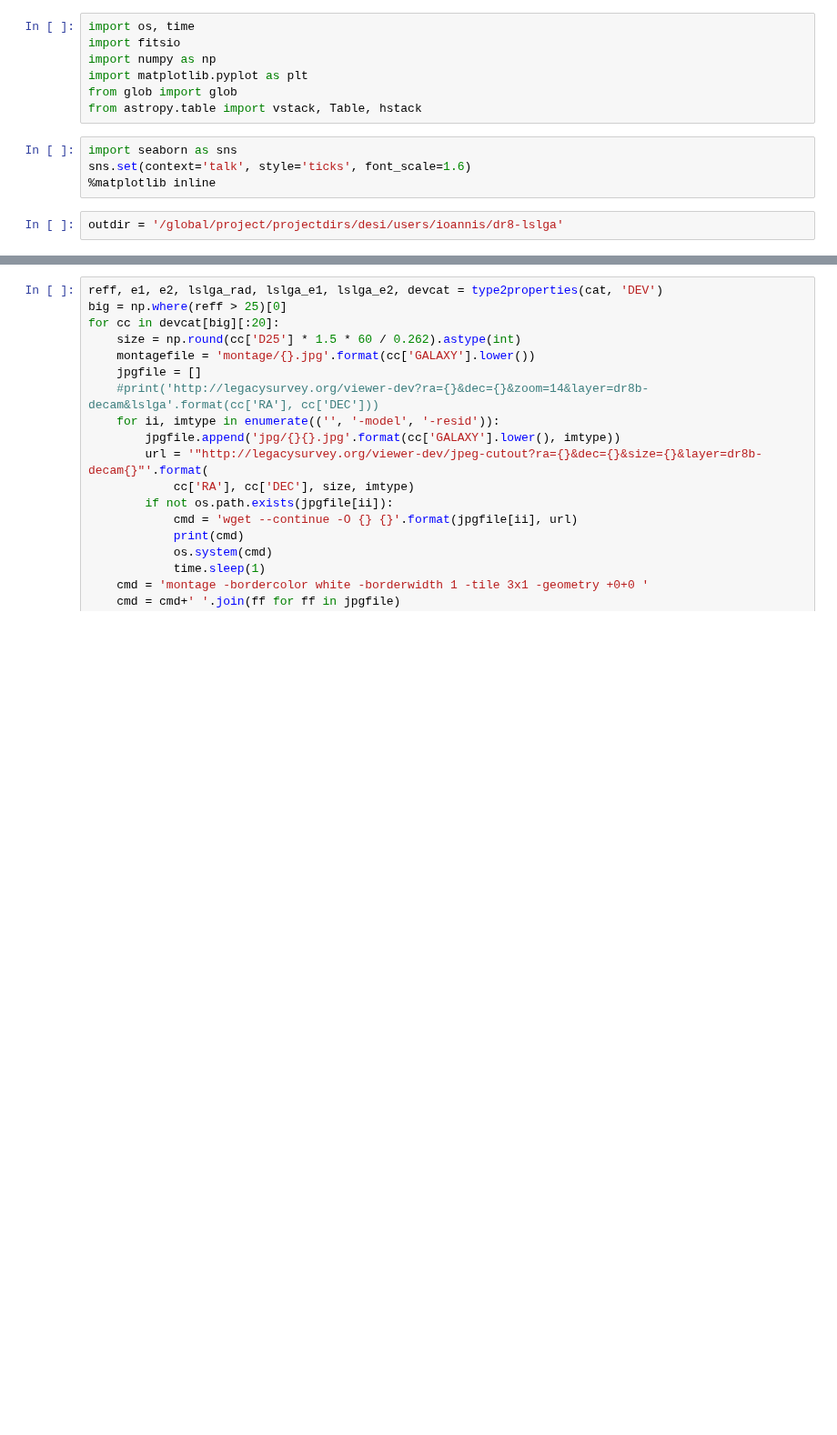
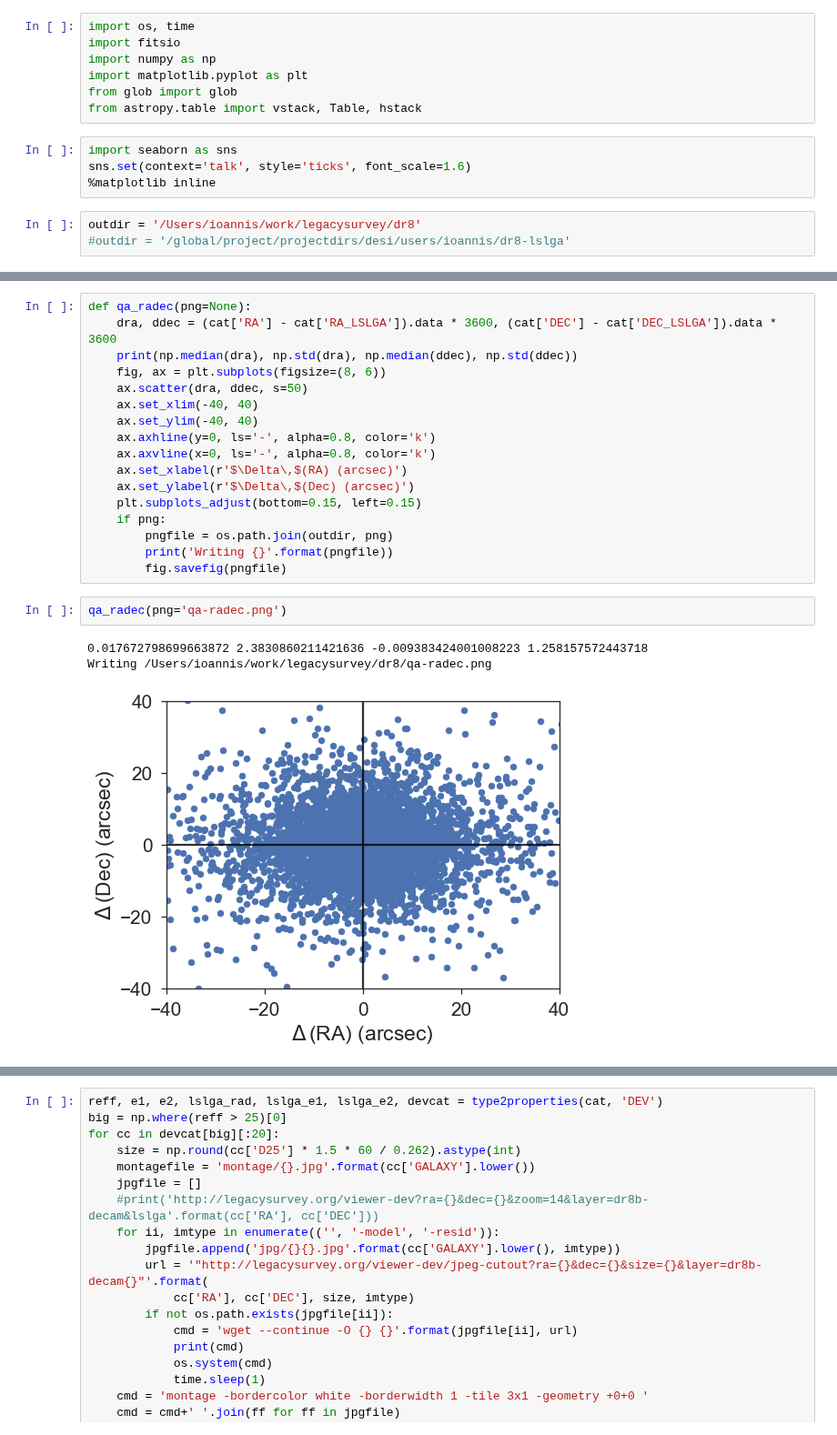
Before and after one commit to legacysurvey/legacypipe, a Jupyter notebook: doc/nb/qa-dr8-lslga.ipynb, the cells around one changed output, grey strips where cells are left out. Shown at 91% size. Saved outputs shown, nothing was run; the diff lists cells and outputs as text; blank space fills up the shorter version.

Commit message:
lslga dr8 qa nb

```diff
--- a/doc/nb/qa-dr8-lslga.ipynb
+++ b/doc/nb/qa-dr8-lslga.ipynb
@@ -10,4 +12,5 @@ import seaborn as sns
 sns.set(context='talk', style='ticks', font_scale=1.6)
 %matplotlib inline
 # %%
-outdir = '/global/project/projectdirs/desi/users/ioannis/dr8-lslga'
+outdir = '/Users/ioannis/work/legacysurvey/dr8'
+#outdir = '/global/project/projectdirs/desi/users/ioannis/dr8-lslga'
@@ -96,0 +157,23 @@ Wall time: 11min 10s
+# %%
+def qa_radec(png=None):
+    dra, ddec = (cat['RA'] - cat['RA_LSLGA']).data * 3600, (cat['DEC'] - cat['DEC_LSLGA']).data * 3600
+    print(np.median(dra), np.std(dra), np.median(ddec), np.std(ddec))
+    fig, ax = plt.subplots(figsize=(8, 6))
+    ax.scatter(dra, ddec, s=50)
+    ax.set_xlim(-40, 40)
+    ax.set_ylim(-40, 40)
+    ax.axhline(y=0, ls='-', alpha=0.8, color='k')
+    ax.axvline(x=0, ls='-', alpha=0.8, color='k')
+    ax.set_xlabel(r'$\Delta\,$(RA) (arcsec)')
+    ax.set_ylabel(r'$\Delta\,$(Dec) (arcsec)')
+    plt.subplots_adjust(bottom=0.15, left=0.15)
+    if png:
+        pngfile = os.path.join(outdir, png)
+        print('Writing {}'.format(pngfile))
+        fig.savefig(pngfile)
+# %%
+qa_radec(png='qa-radec.png')
+# %% [output]
+0.017672798699663872 2.3830860211421636 -0.009383424001008223 1.258157572443718
+Writing /Users/ioannis/work/legacysurvey/dr8/qa-radec.png
+[figure, added]
```
Also changed, not shown: parts of 23 cells of this notebook.
